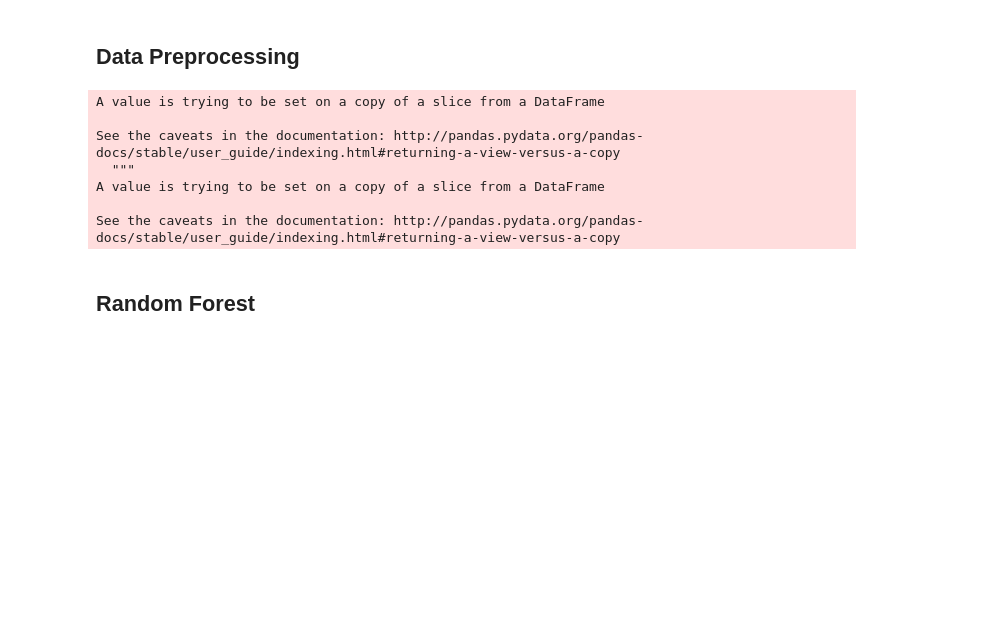
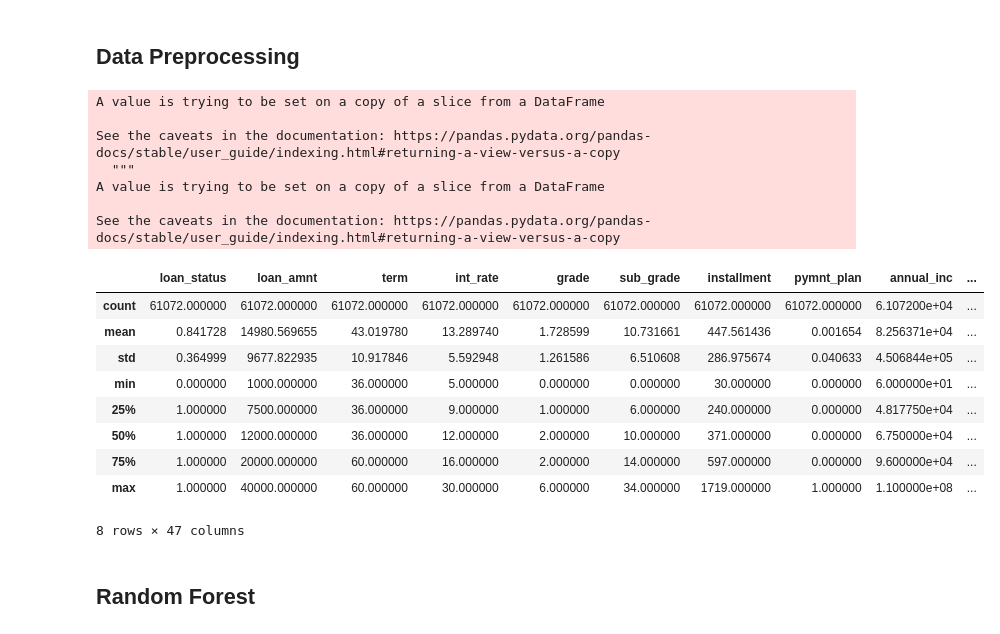
Before and after one commit to NKouppas/sklearn-unbalanced-dataset, a Jupyter notebook: ML_Algorithm.ipynb, the cells around one changed output. Saved outputs shown, nothing was run; the diff lists cells and outputs as text; code cells hidden in the pictures; blank space fills up the shorter version.

```diff
--- a/ML_Algorithm.ipynb
+++ b/ML_Algorithm.ipynb
@@ -24,22 +24,31 @@ Using TensorFlow backend.
 # %%
 # Data Preprocessing
 missing_values = ['Nan', 'n/a', '--']
-data = pd.read_csv('Loan_data_part_I.csv', na_values = missing_values)
+data = pd.read_csv('/Users/paskou/Documents/Imperial/Big Data I/Assignment_1/Loan_data_part_I.csv', na_values = missing_values)
 #data.isnull().values.any()
 data['loan_status'][data['loan_status'] == 'Fail'] = 0
 data['loan_status'][data['loan_status'] == 'Current'] = 1
 data = data.drop('id', axis = 1)
 data = data.astype('int')
-#data.describe()
-#data
+data.describe()
 # %% [output]
 A value is trying to be set on a copy of a slice from a DataFrame
 
-See the caveats in the documentation: http://pandas.pydata.org/pandas-docs/stable/user_guide/indexing.html#returning-a-view-versus-a-copy
+See the caveats in the documentation: https://pandas.pydata.org/pandas-docs/stable/user_guide/indexing.html#returning-a-view-versus-a-copy
   """
 A value is trying to be set on a copy of a slice from a DataFrame
 
-See the caveats in the documentation: http://pandas.pydata.org/pandas-docs/stable/user_guide/indexing.html#returning-a-view-versus-a-copy
+See the caveats in the documentation: https://pandas.pydata.org/pandas-docs/stable/user_guide/indexing.html#returning-a-view-versus-a-copy
+|  | loan_status | loan_amnt | term | int_rate | grade | sub_grade | installment | pymnt_plan | annual_inc | ... |
+| count | 61072.000000 | 61072.000000 | 61072.000000 | 61072.000000 | 61072.000000 | 61072.000000 | 61072.000000 | 61072.000000 | 6.107200e+04 | ... |
+| mean | 0.841728 | 14980.569655 | 43.019780 | 13.289740 | 1.728599 | 10.731661 | 447.561436 | 0.001654 | 8.256371e+04 | ... |
+| std | 0.364999 | 9677.822935 | 10.917846 | 5.592948 | 1.261586 | 6.510608 | 286.975674 | 0.040633 | 4.506844e+05 | ... |
+| min | 0.000000 | 1000.000000 | 36.000000 | 5.000000 | 0.000000 | 0.000000 | 30.000000 | 0.000000 | 6.000000e+01 | ... |
+| 25% | 1.000000 | 7500.000000 | 36.000000 | 9.000000 | 1.000000 | 6.000000 | 240.000000 | 0.000000 | 4.817750e+04 | ... |
+| 50% | 1.000000 | 12000.000000 | 36.000000 | 12.000000 | 2.000000 | 10.000000 | 371.000000 | 0.000000 | 6.750000e+04 | ... |
+| 75% | 1.000000 | 20000.000000 | 60.000000 | 16.000000 | 2.000000 | 14.000000 | 597.000000 | 0.000000 | 9.600000e+04 | ... |
+| max | 1.000000 | 40000.000000 | 60.000000 | 30.000000 | 6.000000 | 34.000000 | 1719.000000 | 1.000000 | 1.100000e+08 | ... |
+8 rows × 47 columns
 # %%
 # Splitting the dataset into
 X = data.drop('loan_status', axis = 1)
```
Also changed, not shown: parts of 25 cells of this notebook.
